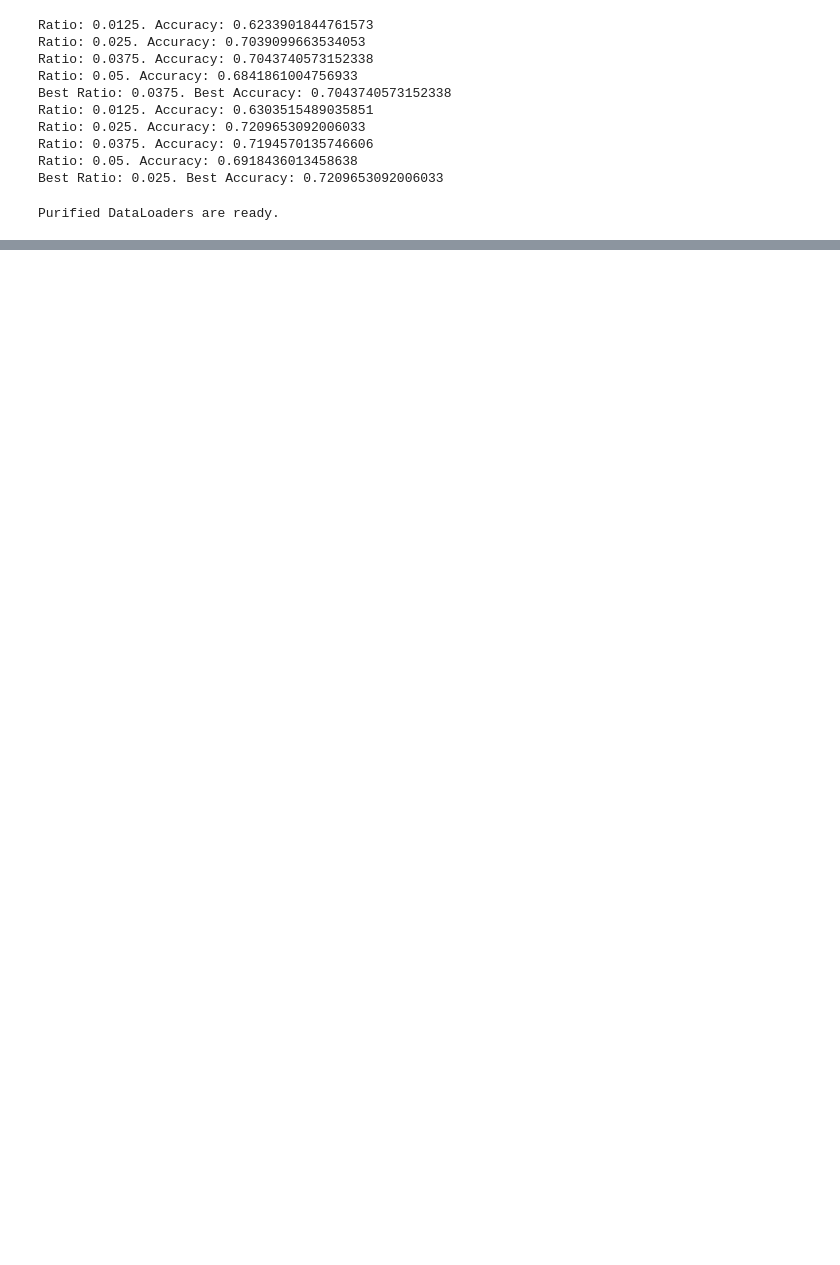
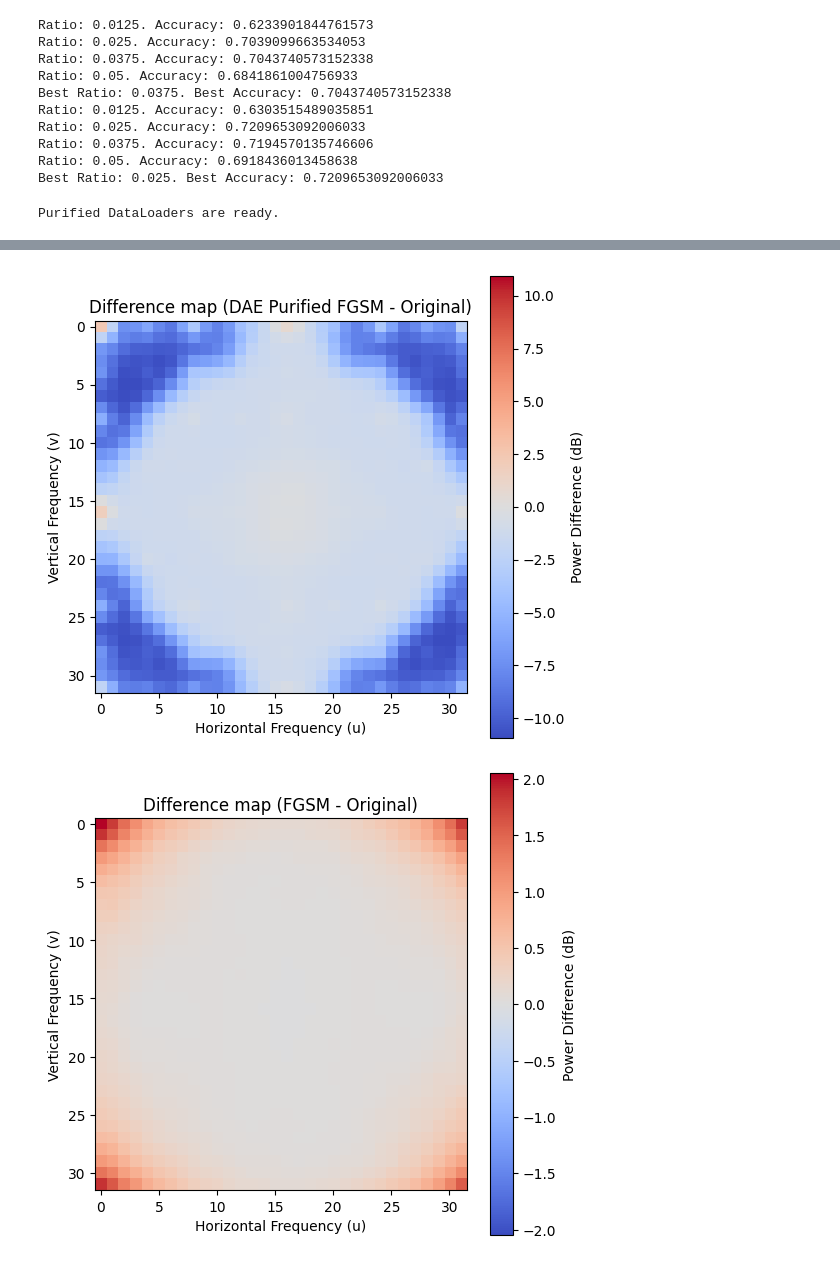
Before and after one commit to alpinedev51/gap, a Jupyter notebook: notebooks/spectral_analysis_cifar_10.ipynb, the cells around one changed output, grey strips where cells are left out. Cells and saved outputs as stored; diff of their text form; code cells hidden in the pictures; blank space fills up the shorter version.

```diff
--- a/notebooks/spectral_analysis_cifar_10.ipynb
+++ b/notebooks/spectral_analysis_cifar_10.ipynb
@@ -362,0 +530,21 @@ analyzer.plot_1d_ratio(original_images, pgd_images, diff_purified_pgd_images, la
+# %%
+analyzer.plot_2d_difference(
+    images_1=original_images,
+    images_3=fgsm_images,
+    images_2=dae_purified_fgsm_images,
+    title_31="Difference map (FGSM - Original)",
+    title_21="Difference map (DAE Purified FGSM - Original)",
+    title_32="Difference map (FGSM - DAE Purified FGSM)"
+)
+
+analyzer.plot_2d_difference(
+    images_1=original_images,
+    images_3=pgd_images,
+    images_2=dae_purified_pgd_images,
+    title_31="Difference map (PGD - Original)",
+    title_21="Difference map (DAE Purified PGD - Original)",
+    title_32="Difference map (PGD - DAE Purified PGD)"
+)
+# %% [output]
+[figure, added]
+[figure, added]
```
Also changed, not shown: parts of 19 cells of this notebook, 2 other files.
